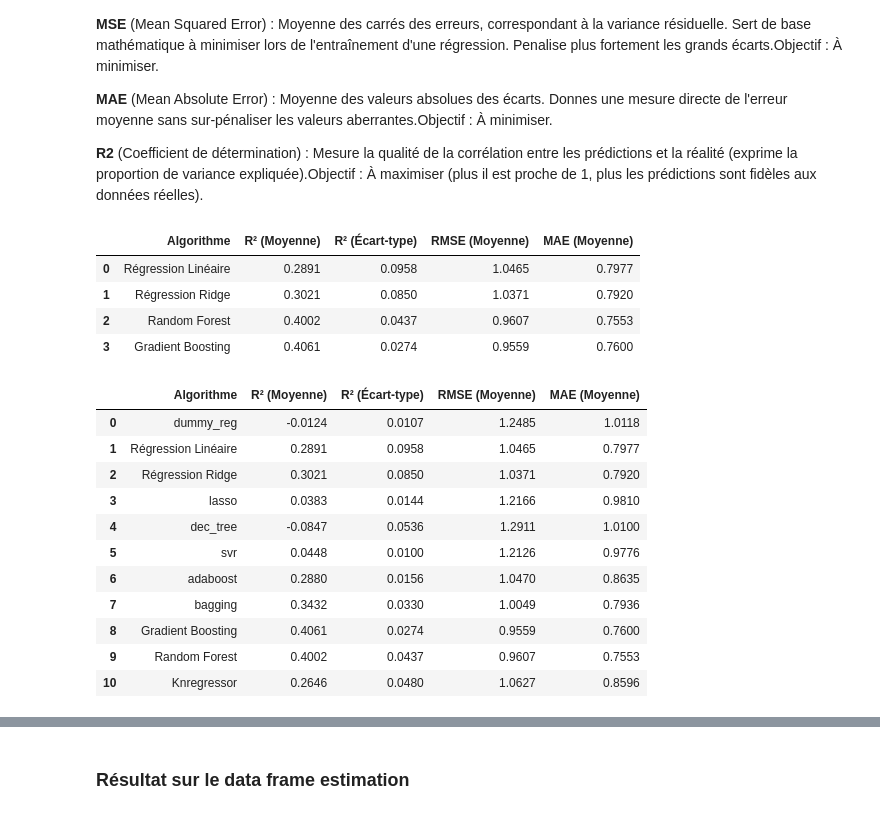
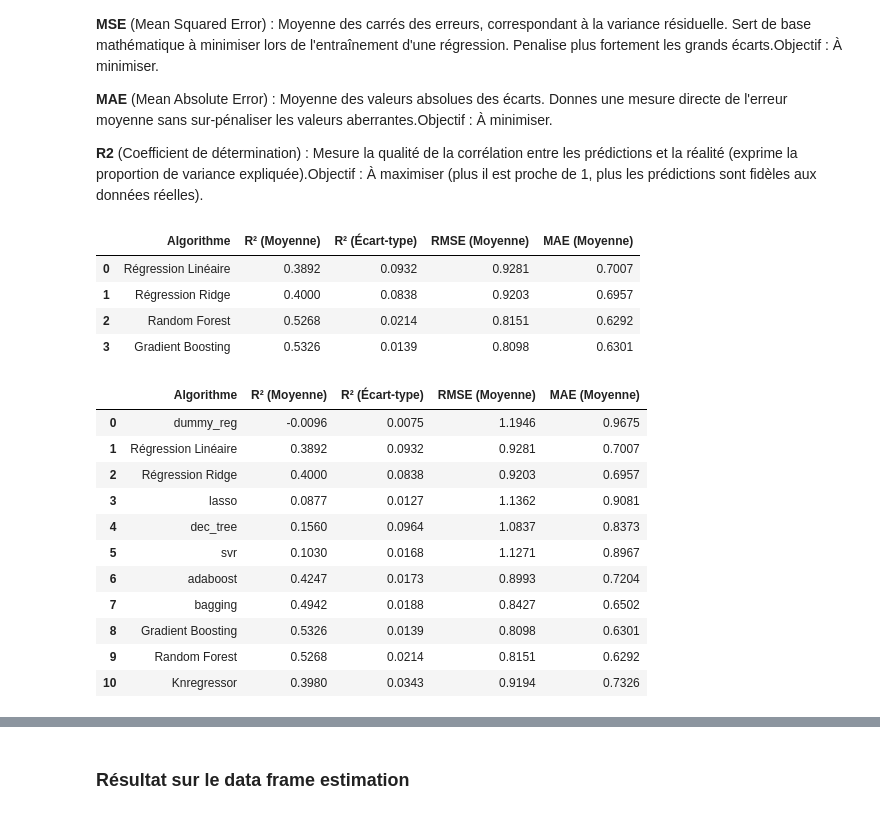
Before and after one commit to Webactiviti/projet-6, a Jupyter notebook: analyse_ml.ipynb, the cells around one changed output, grey strips where cells are left out. Saved outputs shown, nothing was run; the diff lists cells and outputs as text; code cells hidden in the pictures.

```diff
--- a/analyse_ml.ipynb
+++ b/analyse_ml.ipynb
@@ -128,15 +123,13 @@ df_test1 = df_analyse_ml.copy()
 # 1. PRÉPARATION DES DONNÉES (X et y)
 # ==============================================================================
 # La cible y avec transformation log (lissage de l'asymétrie)
-y = np.log1p(df_test1["TotalGHGEmissions"])
-#y = df_test1["TotalGHGEmissions"]
+y = np.log1p(df_test1[["TotalGHGEmissions", "SiteEnergyUse(kBtu)"]])
+
 
 # Les features X (tout sauf la cible)
-X = df_test1.drop(columns=["TotalGHGEmissions"])
+X = df_test1.drop(columns=["TotalGHGEmissions","SiteEnergyUse(kBtu)"])
 
-num_features = X.select_dtypes(
-    include=["int64", "float64"]
-).columns.tolist()
+num_features = X.select_dtypes( include=["int64", "float64"]).columns.tolist()
 cat_features = X.select_dtypes(
     include=["category","str","object"]
 ).columns.tolist()
@@ -172,9 +165,7 @@ models = {
     "Régression Linéaire": LinearRegression(),
     "Régression Ridge": Ridge(alpha=1.0),
     "Random Forest": RandomForestRegressor(n_estimators=100, random_state=42),
-    "Gradient Boosting": GradientBoostingRegressor(
-        n_estimators=100, random_state=42
-    ),
+    "Gradient Boosting": MultiOutputRegressor (GradientBoostingRegressor(n_estimators=100, random_state=42)),
 }
 
 
@@ -225,18 +216,18 @@ df_results = pd.DataFrame(results)
 display(df_results)
 # %% [output]
 |  | Algorithme | R² (Moyenne) | R² (Écart-type) | RMSE (Moyenne) | MAE (Moyenne) |
-| 0 | Régression Linéaire | 0.2891 | 0.0958 | 1.0465 | 0.7977 |
-| 1 | Régression Ridge | 0.3021 | 0.0850 | 1.0371 | 0.7920 |
-| 2 | Random Forest | 0.4002 | 0.0437 | 0.9607 | 0.7553 |
-| 3 | Gradient Boosting | 0.4061 | 0.0274 | 0.9559 | 0.7600 |
+| 0 | Régression Linéaire | 0.3892 | 0.0932 | 0.9281 | 0.7007 |
+| 1 | Régression Ridge | 0.4000 | 0.0838 | 0.9203 | 0.6957 |
+| 2 | Random Forest | 0.5268 | 0.0214 | 0.8151 | 0.6292 |
+| 3 | Gradient Boosting | 0.5326 | 0.0139 | 0.8098 | 0.6301 |
 # %%
 df_test2 = df_analyse_ml.copy()
 # PRÉPARATION DES DONNÉES (X et y)
 # La cible y avec transformation log (lissage de l'asymétrie)
-y = np.log1p(df_test2["TotalGHGEmissions"])
+y = np.log1p(df_test2[["TotalGHGEmissions", "SiteEnergyUse(kBtu)"]])
 #y = df_test2["TotalGHGEmissions"]
 # Les features X (tout sauf la cible)
-X = df_test2.drop(columns=["TotalGHGEmissions"])
+X = df_test2.drop(columns=["TotalGHGEmissions","SiteEnergyUse(kBtu)"])
 
 num_features = X.select_dtypes(
     include=["int64", "float64"]
@@ -273,12 +264,12 @@ models = {
     'dummy_reg': DummyRegressor(),
     'Régression Linéaire': LinearRegression(),
     'Régression Ridge' : Ridge(alpha=1.0),
-    'lasso' : Lasso(random_state=42),
+    'lasso' : MultiOutputRegressor (Lasso(random_state=42)),
     'dec_tree':  DecisionTreeRegressor(random_state=42),
-    'svr' : SVR(),
-    'adaboost' :AdaBoostRegressor(random_state=42),
+    'svr' : MultiOutputRegressor (SVR()),
+    'adaboost' : MultiOutputRegressor (AdaBoostRegressor(random_state=42)),
     'bagging': BaggingRegressor(random_state=42),
-    'Gradient Boosting': GradientBoostingRegressor(n_estimators=100, random_state=42),
+    'Gradient Boosting':  MultiOutputRegressor (GradientBoostingRegressor(n_estimators=100, random_state=42)),
     'Random Forest' : RandomForestRegressor(n_estimators=100, random_state=42),
     'Knregressor' : KNeighborsRegressor()
 }
@@ -302,41 +293,41 @@ for name, model in models.items():
         cv=kf,
         scoring={
             "r2": "r2",
             "rmse": "neg_root_mean_squared_error",
             "mae": "neg_mean_absolute_error"
         },
         return_train_score=False,
     )
 
     # Récupération des moyennes des métriques
     r2_mean = cv_results["test_r2"].mean()
     r2_std = cv_results["test_r2"].std()
     rmse_mean = -cv_results["test_rmse"].mean()
     mae_mean = -cv_results["test_mae"].mean()
 
     results.append(
         {
             "Algorithme": name,
             "R² (Moyenne)": round(r2_mean, 4),
             "R² (Écart-type)": round(r2_std, 4),
             "RMSE (Moyenne)": round(rmse_mean, 4),
             "MAE (Moyenne)": round(mae_mean, 4)
         }
     )
 
 # Affichage du tableau récapitulatif
 df_results = pd.DataFrame(results)
 display(df_results)
 # %% [output]
 |  | Algorithme | R² (Moyenne) | R² (Écart-type) | RMSE (Moyenne) | MAE (Moyenne) |
-| 0 | dummy_reg | -0.0124 | 0.0107 | 1.2485 | 1.0118 |
-| 1 | Régression Linéaire | 0.2891 | 0.0958 | 1.0465 | 0.7977 |
-| 2 | Régression Ridge | 0.3021 | 0.0850 | 1.0371 | 0.7920 |
-| 3 | lasso | 0.0383 | 0.0144 | 1.2166 | 0.9810 |
-| 4 | dec_tree | -0.0847 | 0.0536 | 1.2911 | 1.0100 |
-| 5 | svr | 0.0448 | 0.0100 | 1.2126 | 0.9776 |
-| 6 | adaboost | 0.2880 | 0.0156 | 1.0470 | 0.8635 |
-| 7 | bagging | 0.3432 | 0.0330 | 1.0049 | 0.7936 |
-| 8 | Gradient Boosting | 0.4061 | 0.0274 | 0.9559 | 0.7600 |
-| 9 | Random Forest | 0.4002 | 0.0437 | 0.9607 | 0.7553 |
-| 10 | Knregressor | 0.2646 | 0.0480 | 1.0627 | 0.8596 |
+| 0 | dummy_reg | -0.0096 | 0.0075 | 1.1946 | 0.9675 |
+| 1 | Régression Linéaire | 0.3892 | 0.0932 | 0.9281 | 0.7007 |
+| 2 | Régression Ridge | 0.4000 | 0.0838 | 0.9203 | 0.6957 |
+| 3 | lasso | 0.0877 | 0.0127 | 1.1362 | 0.9081 |
+| 4 | dec_tree | 0.1560 | 0.0964 | 1.0837 | 0.8373 |
+| 5 | svr | 0.1030 | 0.0168 | 1.1271 | 0.8967 |
+| 6 | adaboost | 0.4247 | 0.0173 | 0.8993 | 0.7204 |
+| 7 | bagging | 0.4942 | 0.0188 | 0.8427 | 0.6502 |
+| 8 | Gradient Boosting | 0.5326 | 0.0139 | 0.8098 | 0.6301 |
+| 9 | Random Forest | 0.5268 | 0.0214 | 0.8151 | 0.6292 |
+| 10 | Knregressor | 0.3980 | 0.0343 | 0.9194 | 0.7326 |
```
Also changed, not shown: parts of 7 cells of this notebook, 7 other files.
